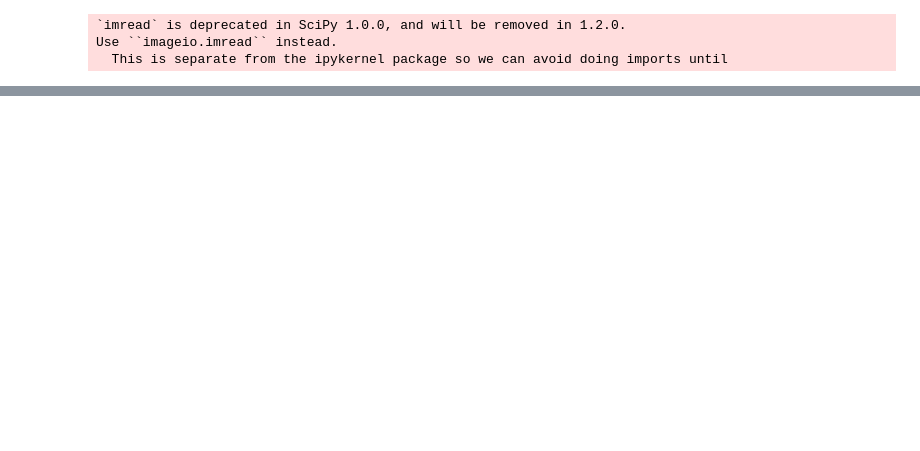
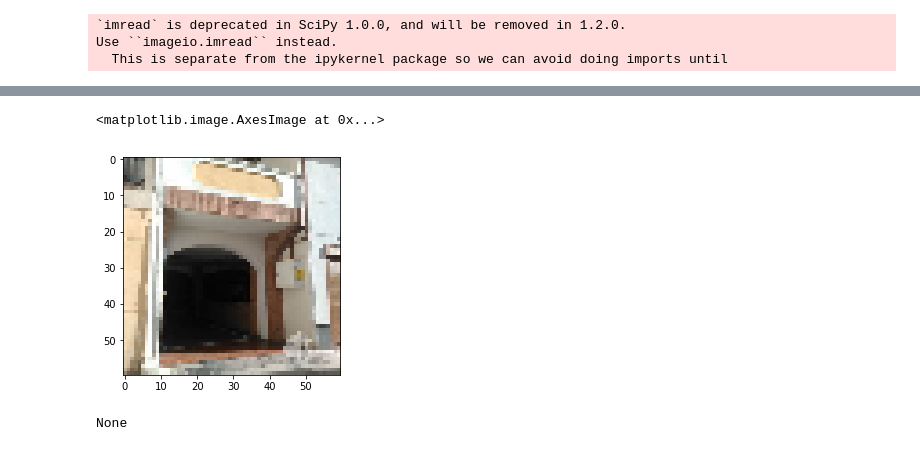
Before and after one commit to RohitUttam/UniversityHack2019, a Jupyter notebook: Expl_ini_images.ipynb, the cells around one changed output, grey strips where cells are left out. Cells and saved outputs as stored; diff of their text form; code cells hidden in the pictures; blank space fills up the shorter version.

```diff
--- a/Expl_ini_images.ipynb
+++ b/Expl_ini_images.ipynb
@@ -346,0 +400,16 @@ plt.hist(rounded_ty,bins=100)
+# %%
+plt.imshow(train_X[0])
+# %% [output]
+<matplotlib.image.AxesImage at 0x...>
+[figure, added]
+# %%
+import cv2
+
+gray = cv2.cvtColor(train_X[0],cv2.COLOR_BGR2GRAY)
+edges = cv2.Canny(gray,50,150,apertureSize = 3)
+
+minLineLength = 100
+maxLineGap = 10
+lines = cv2.HoughLinesP(edges,1,np.pi/180,100,minLineLength,maxLineGap)
+# %% [output]
+None
```
Also changed, not shown: parts of 25 cells of this notebook.
